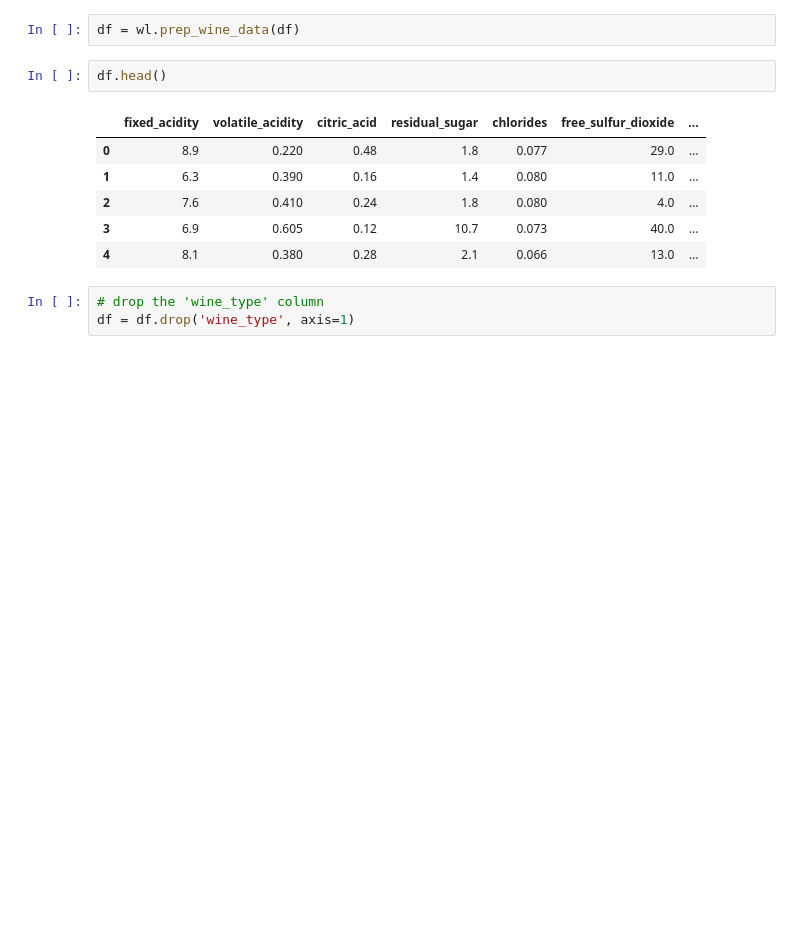
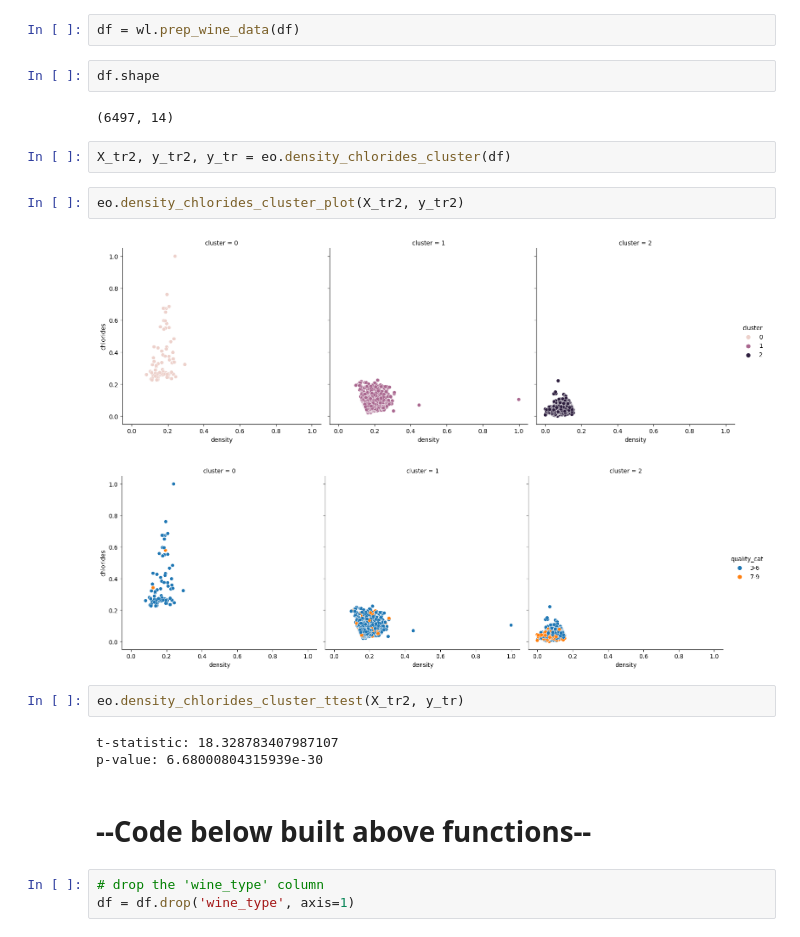
Before and after one commit to Team-BCR/project3_wine, a Jupyter notebook: stats_oneil.ipynb, the cells around one changed output. Cells and saved outputs as stored; diff of their text form; blank space fills up the shorter version.

```diff
--- a/stats_oneil.ipynb
+++ b/stats_oneil.ipynb
@@ -22,14 +23,23 @@ df = wl.get_wine_data()
 # %%
 df = wl.prep_wine_data(df)
 # %%
-df.head()
+df.shape
 # %% [output]
-|  | fixed_acidity | volatile_acidity | citric_acid | residual_sugar | chlorides | free_sulfur_dioxide | ... |
-| 0 | 8.9 | 0.220 | 0.48 | 1.8 | 0.077 | 29.0 | ... |
-| 1 | 6.3 | 0.390 | 0.16 | 1.4 | 0.080 | 11.0 | ... |
-| 2 | 7.6 | 0.410 | 0.24 | 1.8 | 0.080 | 4.0 | ... |
-| 3 | 6.9 | 0.605 | 0.12 | 10.7 | 0.073 | 40.0 | ... |
-| 4 | 8.1 | 0.380 | 0.28 | 2.1 | 0.066 | 13.0 | ... |
+(6497, 14)
+# %%
+X_tr2, y_tr2, y_tr = eo.density_chlorides_cluster(df)
+# %%
+eo.density_chlorides_cluster_plot(X_tr2, y_tr2)
+# %% [output]
+[figure, added]
+[figure, added]
+# %%
+eo.density_chlorides_cluster_ttest(X_tr2, y_tr)
+# %% [output]
+t-statistic: 18.328783407987107
+p-value: 6.68000804315939e-30
+# %% [markdown]
+# --Code below built above functions--
 # %%
 # drop the 'wine_type' column
 df = df.drop('wine_type', axis=1)
```
Also changed, not shown: parts of 24 cells of this notebook, 1 other file.
